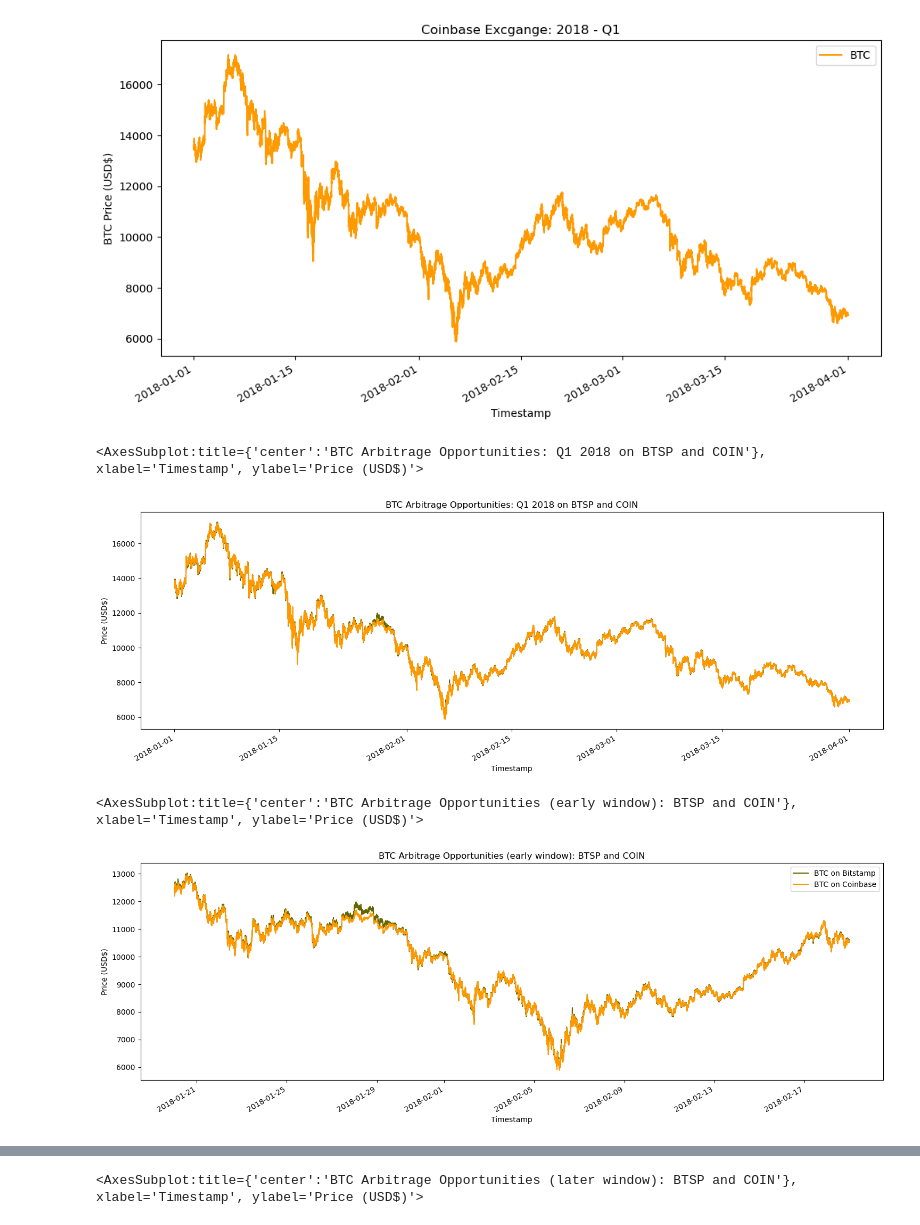
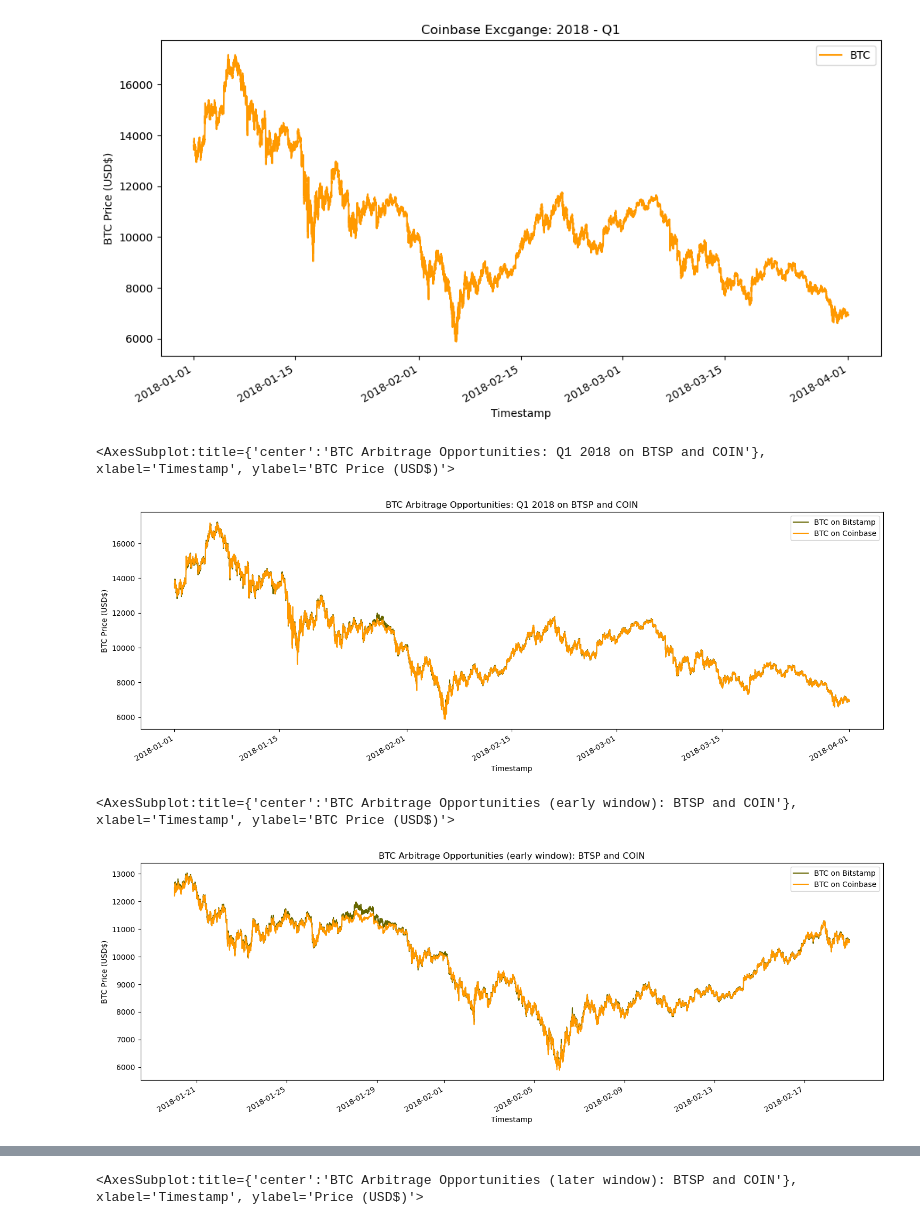
Before and after one commit to markwbeers/BTC_Visual_Arbitrage_Analyzer, a Jupyter notebook: crypto_arbitrage.ipynb, the cells around one changed output, grey strips where cells are left out. Saved outputs shown, nothing was run; the diff lists cells and outputs as text; code cells hidden in the pictures.

```diff
--- a/crypto_arbitrage.ipynb
+++ b/crypto_arbitrage.ipynb
@@ -361,40 +362,44 @@ coin['Close'].plot(
 # %%
 # Overlay the visualizations for the bitstamp and coinbase DataFrames in one plot
 # The plot should visualize the prices over the full lenth of the dataset
 # Be sure to include the parameters: legend, figure size, title, and color and label
 
 ax=btsp['Close'].plot(
     figsize=(18,6),
-    ylabel="Price (USD$)",
+    legend=True,
+    ylabel="BTC Price (USD$)",
     title="BTC Arbitrage Opportunities: Q1 2018 on BTSP and COIN",
     color="#666600",
     label="BTC on Bitstamp"
 )
 coin['Close'].plot(
     ax=ax,
+    legend=True,
     color="#ff9900",
     label="BTC on Coinbase"
 )
 # %% [output]
-<AxesSubplot:title={'center':'BTC Arbitrage Opportunities: Q1 2018 on BTSP and COIN'}, xlabel='Timestamp', ylabel='Price (USD$)'>
+<AxesSubplot:title={'center':'BTC Arbitrage Opportunities: Q1 2018 on BTSP and COIN'}, xlabel='Timestamp', ylabel='BTC Price (USD$)'>
-[figure, old version]
+[figure, new version]
 # %%
-# Using the loc and plot functions, create an overlay plot that visualizes ### EARLY WINDOW ###
+### EARLY WINDOW ###
+# Using the loc and plot functions, create an overlay plot that visualizes
 # the price action of both DataFrames for a one month period early in the dataset
 # Be sure to include the parameters: legend, figure size, title, and color and label
 
 bitstamp['Close'].loc['2018-01-20' : '2018-02-18'].plot(
     legend=True,
     figsize=(18,6),
-    ylabel="Price (USD$)",
+    ylabel="BTC Price (USD$)",
     title="BTC Arbitrage Opportunities (early window): BTSP and COIN",
     color="#666600",
-    label="BTC on Bitstamp")
-
+    label="BTC on Bitstamp"
+)
 coinbase['Close'].loc['2018-01-20' : '2018-02-18'].plot(
     legend=True,
     color="#ff9900",
-    label="BTC on Coinbase")
+    label="BTC on Coinbase"
+)
 # %% [output]
-<AxesSubplot:title={'center':'BTC Arbitrage Opportunities (early window): BTSP and COIN'}, xlabel='Timestamp', ylabel='Price (USD$)'>
+<AxesSubplot:title={'center':'BTC Arbitrage Opportunities (early window): BTSP and COIN'}, xlabel='Timestamp', ylabel='BTC Price (USD$)'>
 [figure]
```
Also changed, not shown: parts of 34 cells of this notebook.
